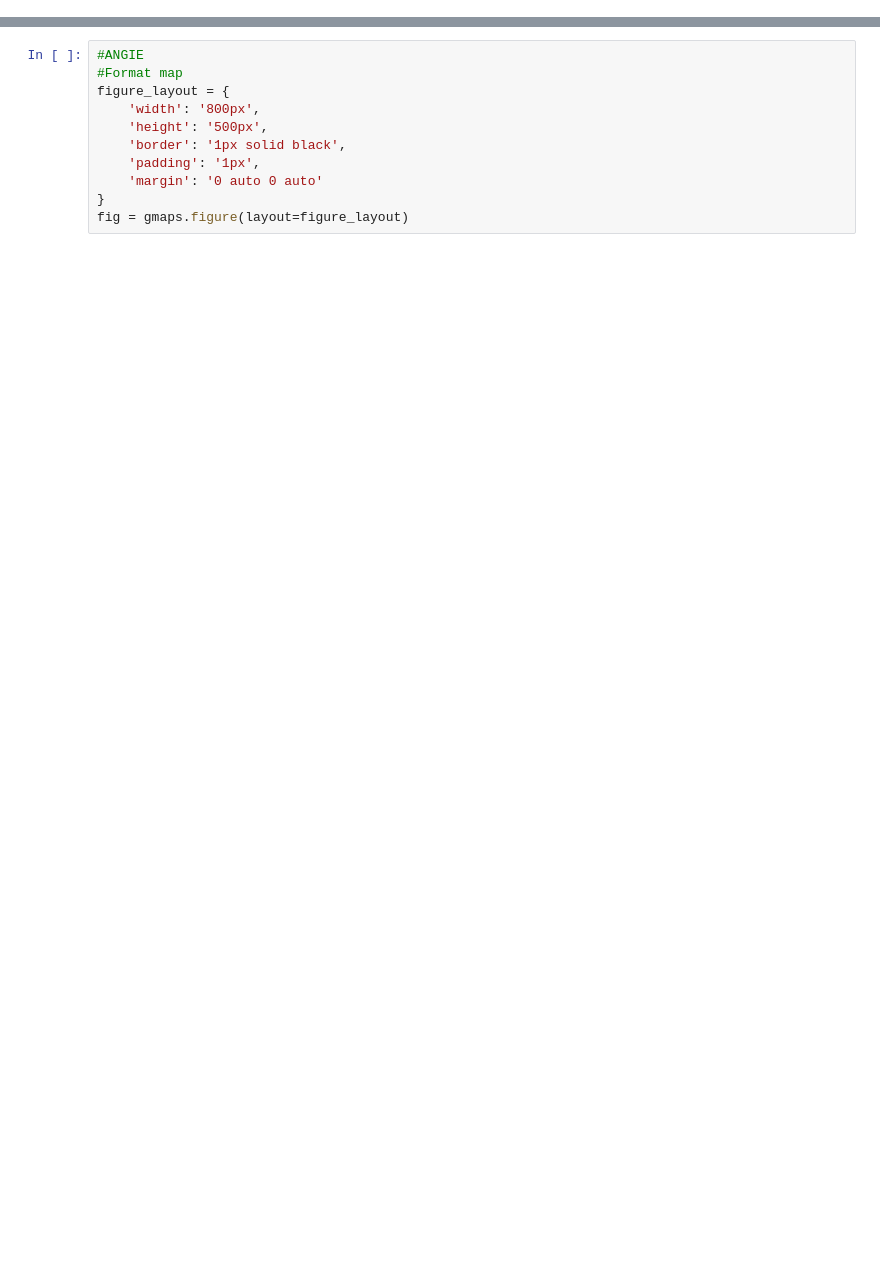
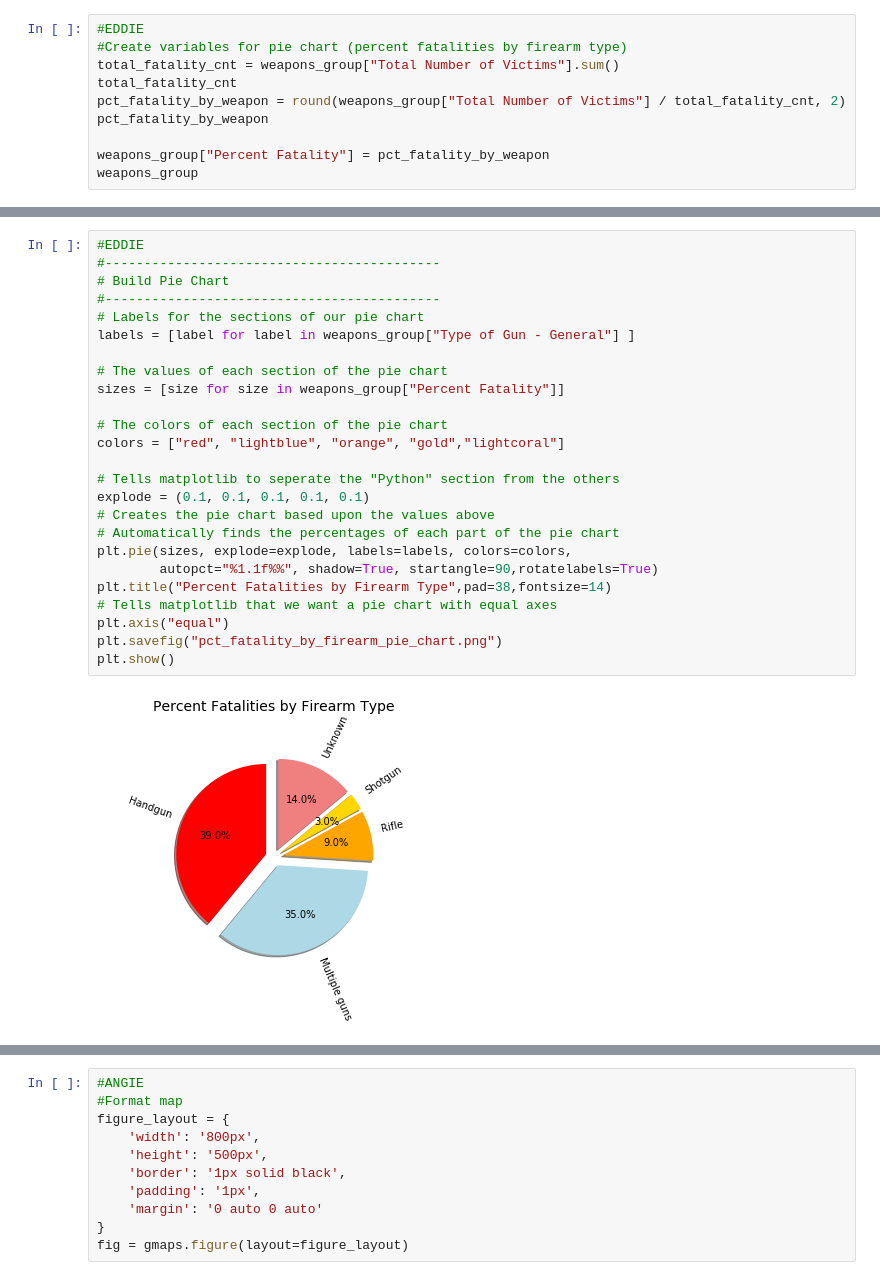
Before and after one commit to yuanyuans29/mass_shooting_analysis, a Jupyter notebook: Shootings_Data.ipynb, the cells around one changed output, grey strips where cells are left out. Saved outputs shown, nothing was run; the diff lists cells and outputs as text; blank space fills up the shorter version.

```diff
--- a/Shootings_Data.ipynb
+++ b/Shootings_Data.ipynb
@@ -10,0 +103,10 @@ gmaps.configure(api_key=gkey)
+# %%
+#EDDIE
+#Create variables for pie chart (percent fatalities by firearm type)
+total_fatality_cnt = weapons_group["Total Number of Victims"].sum()
+total_fatality_cnt
+pct_fatality_by_weapon = round(weapons_group["Total Number of Victims"] / total_fatality_cnt, 2)
+pct_fatality_by_weapon
+
+weapons_group["Percent Fatality"] = pct_fatality_by_weapon
+weapons_group
@@ -10,0 +120,27 @@ gmaps.configure(api_key=gkey)
+# %%
+#EDDIE
+#-------------------------------------------
+# Build Pie Chart
+#-------------------------------------------
+# Labels for the sections of our pie chart
+labels = [label for label in weapons_group["Type of Gun - General"] ]
+
+# The values of each section of the pie chart
+sizes = [size for size in weapons_group["Percent Fatality"]]
+
+# The colors of each section of the pie chart
+colors = ["red", "lightblue", "orange", "gold","lightcoral"]
+
+# Tells matplotlib to seperate the "Python" section from the others
+explode = (0.1, 0.1, 0.1, 0.1, 0.1)
+# Creates the pie chart based upon the values above
+# Automatically finds the percentages of each part of the pie chart
+plt.pie(sizes, explode=explode, labels=labels, colors=colors,
+        autopct="%1.1f%%", shadow=True, startangle=90,rotatelabels=True)
+plt.title("Percent Fatalities by Firearm Type",pad=38,fontsize=14)
+# Tells matplotlib that we want a pie chart with equal axes
+plt.axis("equal")
+plt.savefig("pct_fatality_by_firearm_pie_chart.png")
+plt.show()
+# %% [output]
+[figure, added]
```
Also changed, not shown: parts of 30 cells of this notebook.
